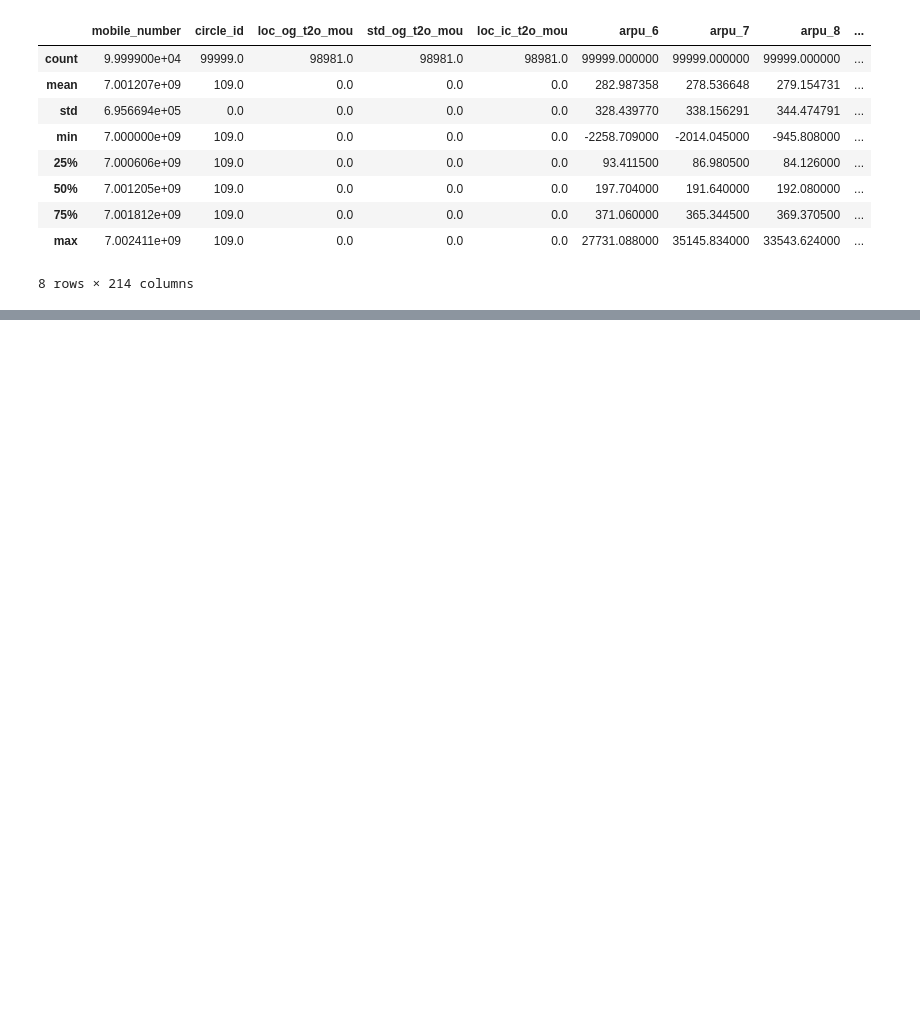
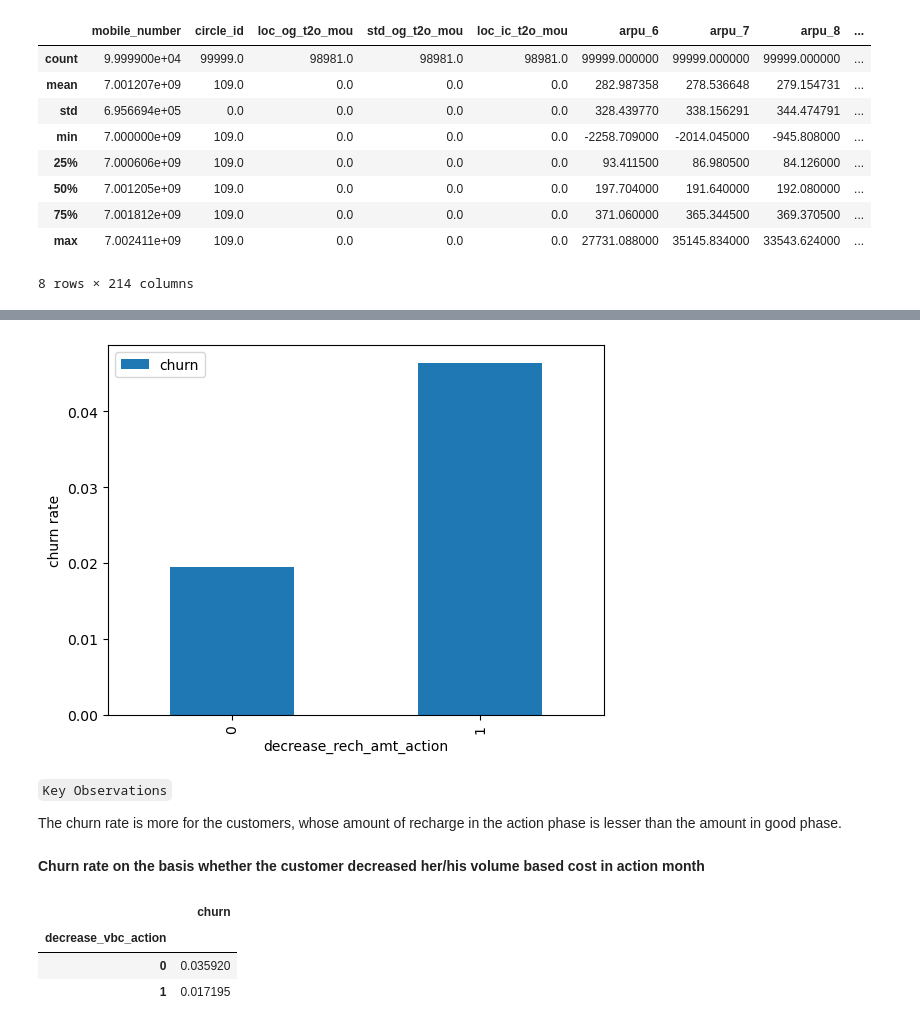
Before and after one commit to theankitasri/telecom_churn_5_mar, a Jupyter notebook: Telecom_Churn_Case_Study_5_Mar_2024.ipynb, the cells around one changed output, grey strips where cells are left out. Drawn from its saved outputs; the diff is of its cells as text; code cells hidden in the pictures; blank space fills up the shorter version.

```diff
--- a/Telecom_Churn_Case_Study_5_Mar_2024.ipynb
+++ b/Telecom_Churn_Case_Study_5_Mar_2024.ipynb
@@ -49,0 +722,19 @@ inp0.describe()
+# %%
+data.pivot_table(values='churn', index='decrease_rech_amt_action', aggfunc='mean').plot.bar()
+plt.ylabel('churn rate')
+plt.show()
+# %% [output]
+[figure, added]
+# %% [markdown]
+`Key Observations`
+
+The churn rate is more for the customers, whose amount of recharge in the action phase is lesser than the amount in good phase.
+# %% [markdown]
+**Churn rate on the basis whether the customer decreased her/his volume based cost in action month**
+# %%
+data.pivot_table(values='churn', index='decrease_vbc_action', aggfunc='mean')
+# %% [output]
+|  | churn |
+| decrease_vbc_action |  |
+| 0 | 0.035920 |
+| 1 | 0.017195 |
```
Also changed, not shown: parts of 115 cells of this notebook.
